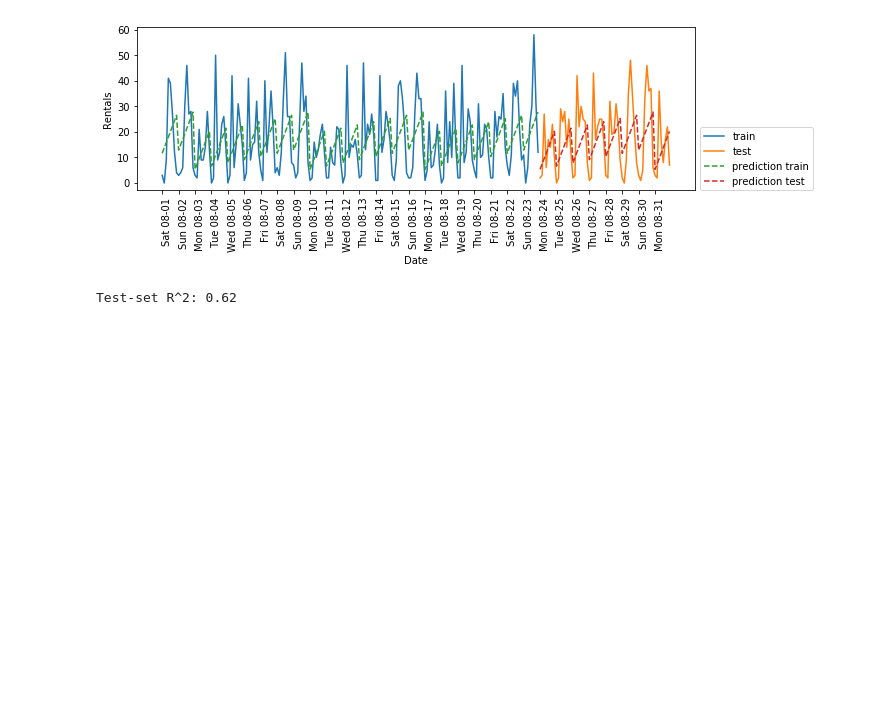
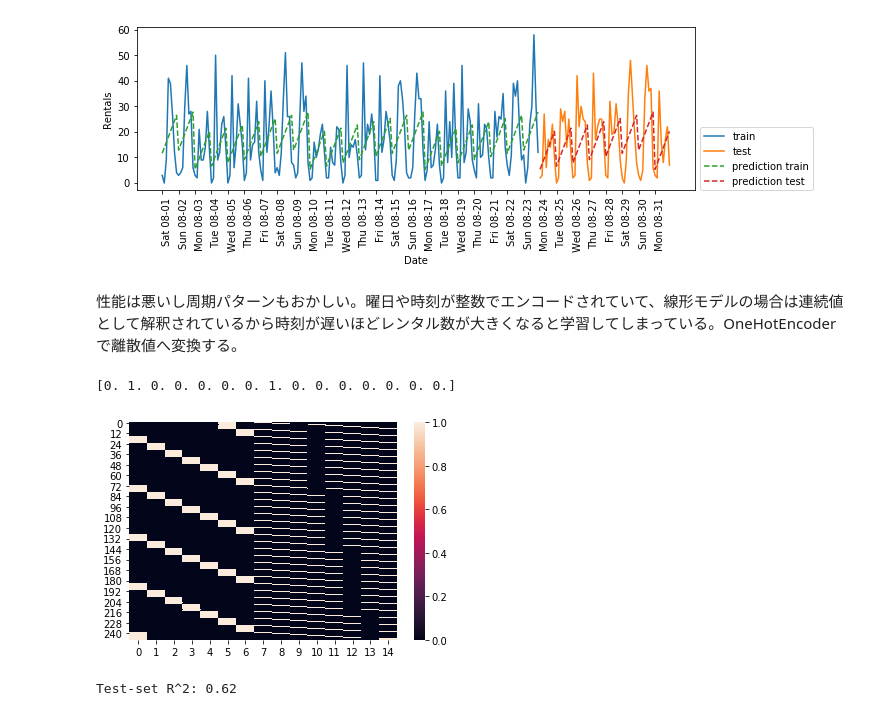
Before and after one commit to miyamotok0105/IntroductionToMachineLearningWithPython_sample, a Jupyter notebook: ch04/utilizing_expert_knowledge.ipynb, the cells around one changed output. Saved outputs shown, nothing was run; the diff lists cells and outputs as text; code cells hidden in the pictures; blank space fills up the shorter version.

```diff
--- a/ch04/utilizing_expert_knowledge.ipynb
+++ b/ch04/utilizing_expert_knowledge.ipynb
@@ -88,10 +129,19 @@ plt.show()
 # %% [output]
 Test-set R^2: 0.13
 [figure]
+# %% [markdown]
+性能は悪いし周期パターンもおかしい。曜日や時刻が整数でエンコードされていて、線形モデルの場合は連続値として解釈されているから時刻が遅いほどレンタル数が大きくなると学習してしまっている。OneHotEncoderで離散値へ変換する。
 # %%
 from sklearn.preprocessing import OneHotEncoder
 enc = OneHotEncoder()
 X_hour_week_onehot = enc.fit_transform(X_hour_week).toarray()
+# %%
+import seaborn as sns
+sns.heatmap(pd.DataFrame(X_hour_week_onehot))
+print(X_hour_week_onehot[80])
+# %% [output]
+[0. 1. 0. 0. 0. 0. 0. 1. 0. 0. 0. 0. 0. 0. 0.]
+[figure, added]
 # %%
 from sklearn.linear_model import Ridge
 eval_on_features(X_hour_week_onehot, y, Ridge())
```
Also changed, not shown: parts of 33 cells of this notebook, 3 other files.
